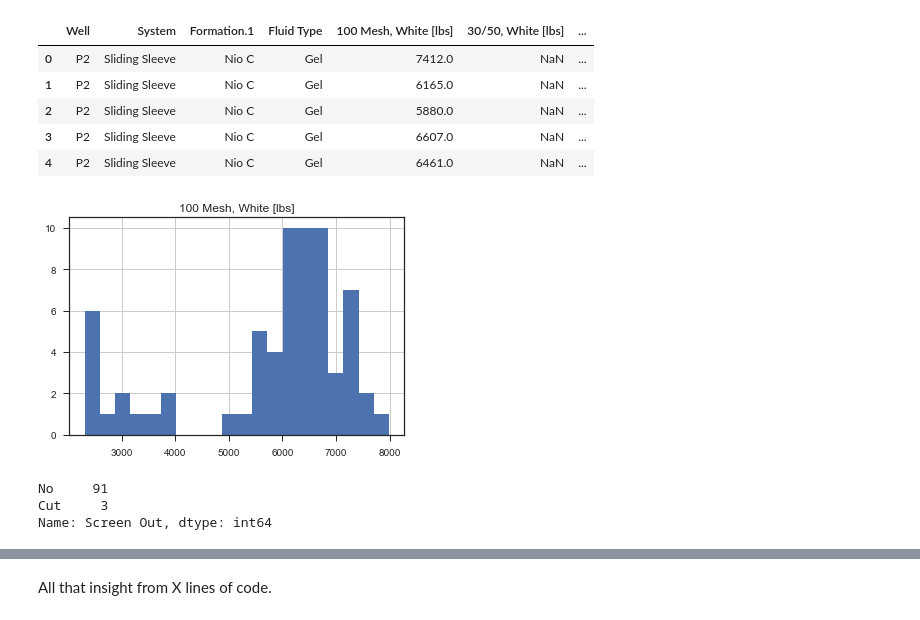
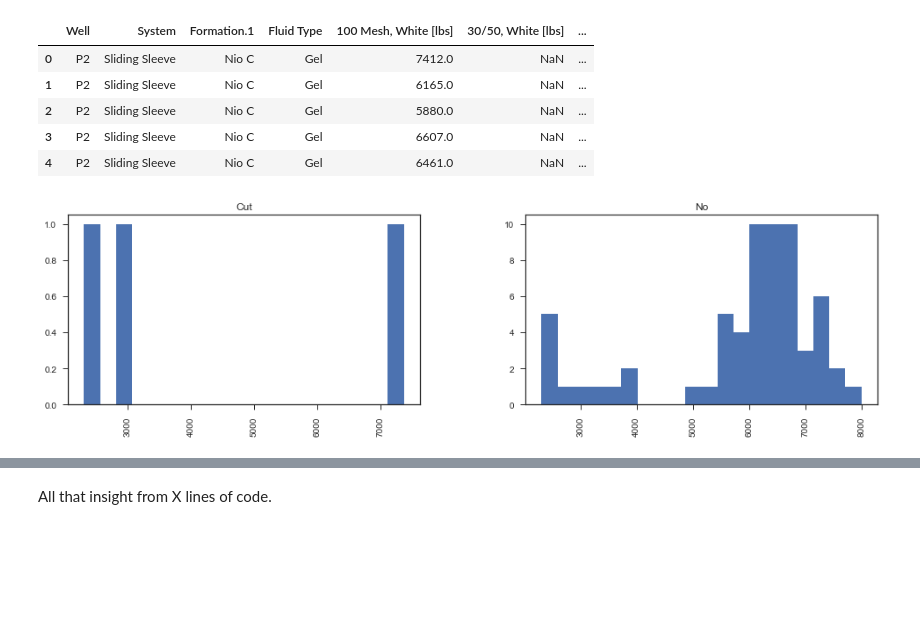
Before and after one commit to kykiefer/wdl, a Jupyter notebook: proppant.ipynb, the cells around one changed output, grey strips where cells are left out. Cells and saved outputs as stored; diff of their text form; code cells hidden in the pictures; blank space fills up the shorter version.

```diff
--- a/proppant.ipynb
+++ b/proppant.ipynb
@@ -34,5 +42,6 @@ The upcoming stage is in the Nio C. You're running Gel.
+# %%
+nioc_df = df_stats.loc[(df_stats['Formation.1'] == 'Nio C') & (df_stats['Fluid Type'] == 'Gel')]
 # %%
-nioc_df = df_stats.loc[df_stats['Formation.1'] == 'Nio C']
 print("You have {} historical stages in the Nio C.".format(nioc_df.shape[0]))
 nioc_df.head()
 # %% [output]
@@ -44,12 +53,6 @@ You have 94 historical stages in the Nio C.
 | 3 | P2 | Sliding Sleeve | Nio C | Gel | 6607.0 | NaN | ... |
 | 4 | P2 | Sliding Sleeve | Nio C | Gel | 6461.0 | NaN | ... |
 # %%
-nioc_df.hist('100 Mesh, White [lbs]', bins=20);
+nioc_df.hist('100 Mesh, White [lbs]', bins=20, by='Screen Out', figsize=(16,4));
 # %% [output]
-[figure, old version]
+[figure, new version]
-# %%
-nioc_df['Screen Out'].value_counts()
-# %% [output]
-No     91
-Cut     3
-Name: Screen Out, dtype: int64
```
Also changed, not shown: parts of 7 cells of this notebook.
